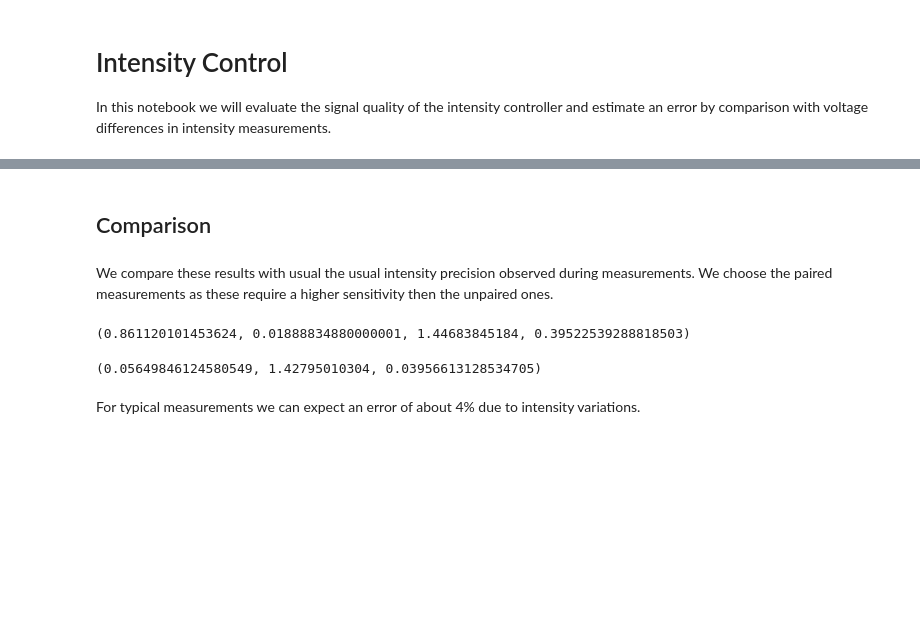
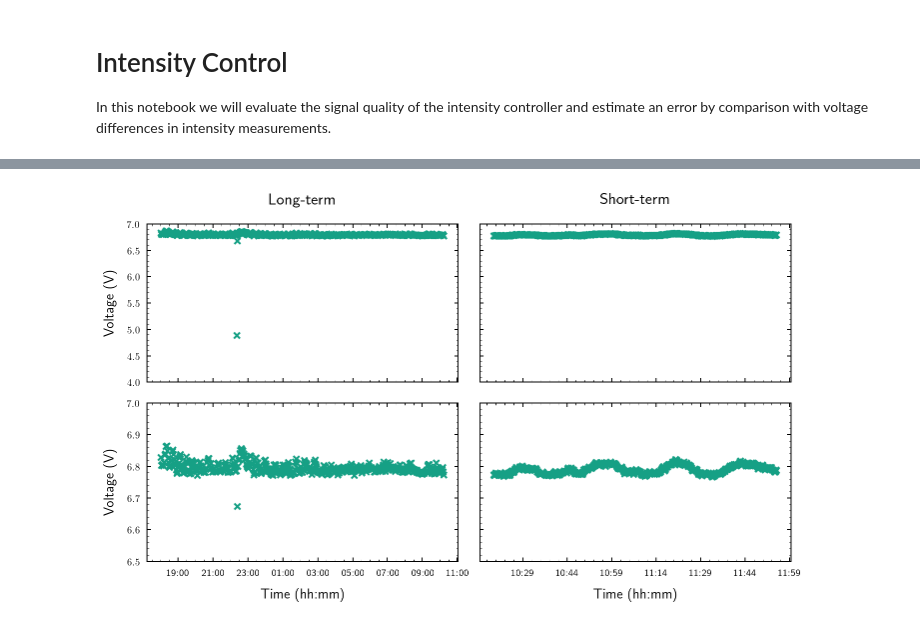
Before and after one commit to bodokaiser/bachelor-thesis, a Jupyter notebook: notebook/evaluation/intensity-control.ipynb, the cells around one changed output, grey strips where cells are left out. Cells and saved outputs as stored; diff of their text form; code cells hidden in the pictures; blank space fills up the shorter version.

```diff
--- a/notebook/evaluation/intensity-control.ipynb
+++ b/notebook/evaluation/intensity-control.ipynb
@@ -60,22 +38,45 @@ short.voltage.mean(), short.voltage.min(), short.voltage.max(), short.voltage.st
-# %% [markdown]
-## Comparison
-# %% [markdown]
-We compare these results with usual the usual intensity precision observed during measurements. We choose the paired measurements as these require a higher sensitivity then the unpaired ones.
-# %%
-df = pd.read_hdf(os.path.join(datadir, 'paired-anticipated-frequency.h5'), 'vsweep')
-
-t = df.time
-U = df['voltage@100000000.00']
-
-U.mean(), U.min(), U.max(), U.std()
-# %% [output]
-(0.861120101453624, 0.01888834880000001, 1.44683845184, 0.39522539288818503)
-# %%
-dU1 = short.voltage.max() - short.voltage.min()
-dU2 = U.max() - U.min()
-
-dU1, dU2, dU1 / dU2
-# %% [output]
-(0.05649846124580549, 1.42795010304, 0.03956613128534705)
-# %% [markdown]
-For typical measurements we can expect an error of about 4% due to intensity variations.
+# %%
+fig = plt.figure(figsize=(10, 6))
+fig.autofmt_xdate()
+
+ax0 = fig.add_subplot(221)
+ax0.set_title('Long-term')
+ax0.plot(long.time.astype('O'), long.voltage, marker='x', color='#16a085', linestyle='none')
+ax0.set_ylim(4, 7)
+
+ax1 = fig.add_subplot(222)
+ax1.set_title('Short-term')
+ax1.plot(short.time.astype('O'), short.voltage, marker='x', color='#16a085', linestyle='none')
+ax1.set_ylim(4, 7)
+
+ax2 = fig.add_subplot(223)
+ax2.plot(long.time.astype('O'), long.voltage, marker='x', color='#16a085', linestyle='none')
+ax2.set_ylim(6.5, 7)
+
+ax3 = fig.add_subplot(224)
+ax3.plot(short.time.astype('O'), short.voltage, marker='x', color='#16a085', linestyle='none')
+ax3.set_ylim(6.5, 7)
+
+ax2.get_shared_x_axes().join(ax0, ax2)
+ax2.set_xlabel('Time (hh:mm)')
+ax2.xaxis.set_major_formatter(mdates.DateFormatter('%H:%M'))
+ax0.set_xticklabels([])
+
+ax3.get_shared_x_axes().join(ax1, ax3)
+ax3.set_xlabel('Time (hh:mm)')
+ax3.xaxis.set_major_formatter(mdates.DateFormatter('%H:%M'))
+ax1.set_xticklabels([])
+
+ax0.get_shared_y_axes().join(ax0, ax1)
+ax0.set_ylabel('Voltage (V)')
+ax1.set_yticklabels([])
+
+ax2.get_shared_y_axes().join(ax2, ax3)
+ax2.set_ylabel('Voltage (V)')
+ax3.set_yticklabels([])
+
+plt.tight_layout()
+plt.savefig(os.path.join(figuredir, 'long-short.pdf'))
+plt.show()
+# %% [output]
+[figure, added]
```
Also changed, not shown: parts of 14 cells of this notebook, 3 other files.
